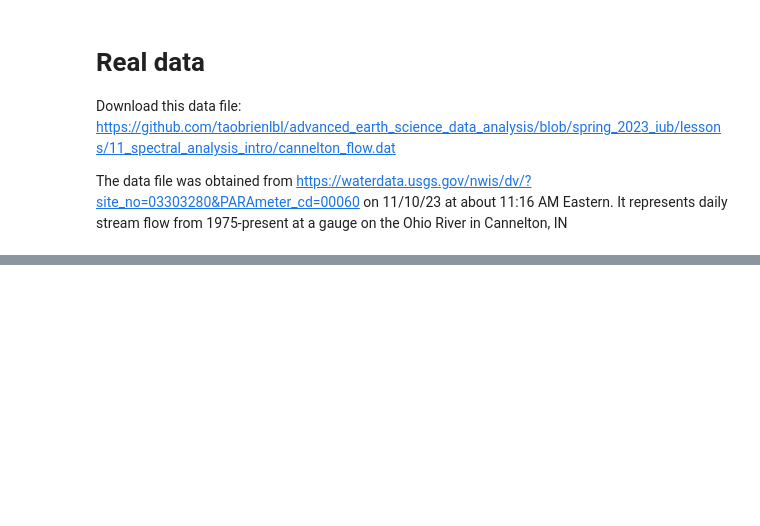
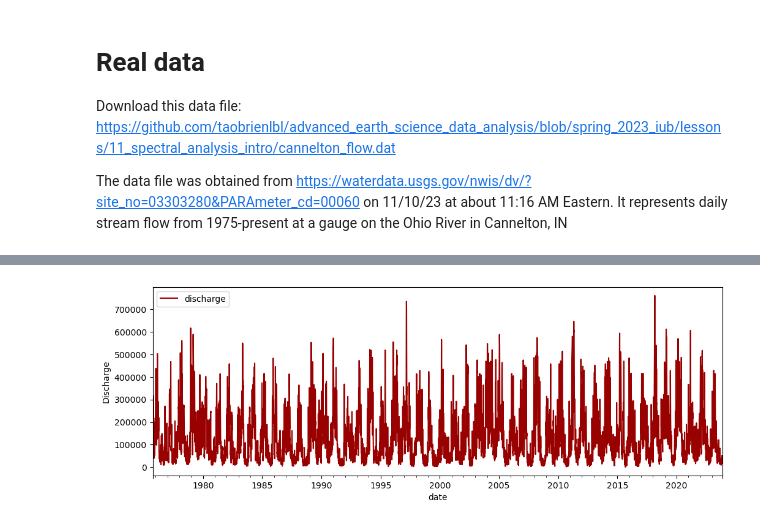
Before and after one commit to match798/G690, a Jupyter notebook: 11_spectral_analysis_intro/11_workalong_01_fft.ipynb, the cells around one changed output, grey strips where cells are left out. Saved outputs shown, nothing was run; the diff lists cells and outputs as text; code cells hidden in the pictures; blank space fills up the shorter version.

```diff
--- a/11_spectral_analysis_intro/11_workalong_01_fft.ipynb
+++ b/11_spectral_analysis_intro/11_workalong_01_fft.ipynb
@@ -125,4 +131,9 @@ stream_flow_df.head()
 | 4 | USGS | 3303280 | 1975-10-05 | 71700 | A |
 # %%
 """ Plot a time series of the data. """
-fig, ax = plt.subplots(figsize=(10,5))
+fig, ax = plt.subplots(figsize=(12,4))
+discharge_df.plot(x='date', y='discharge', ax=ax, color='#990000')
+ax.set_ylabel("Discharge")
+plt.show()
+# %% [output]
+[figure, added]
```
Also changed, not shown: parts of 8 cells of this notebook.
